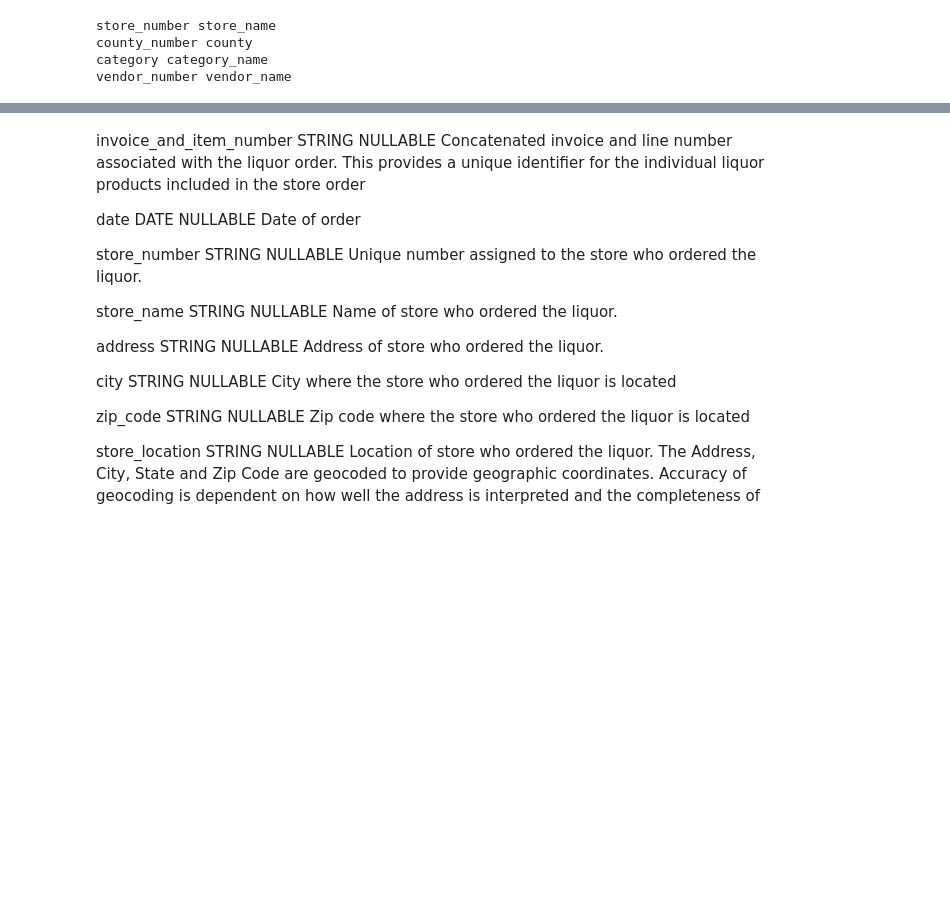
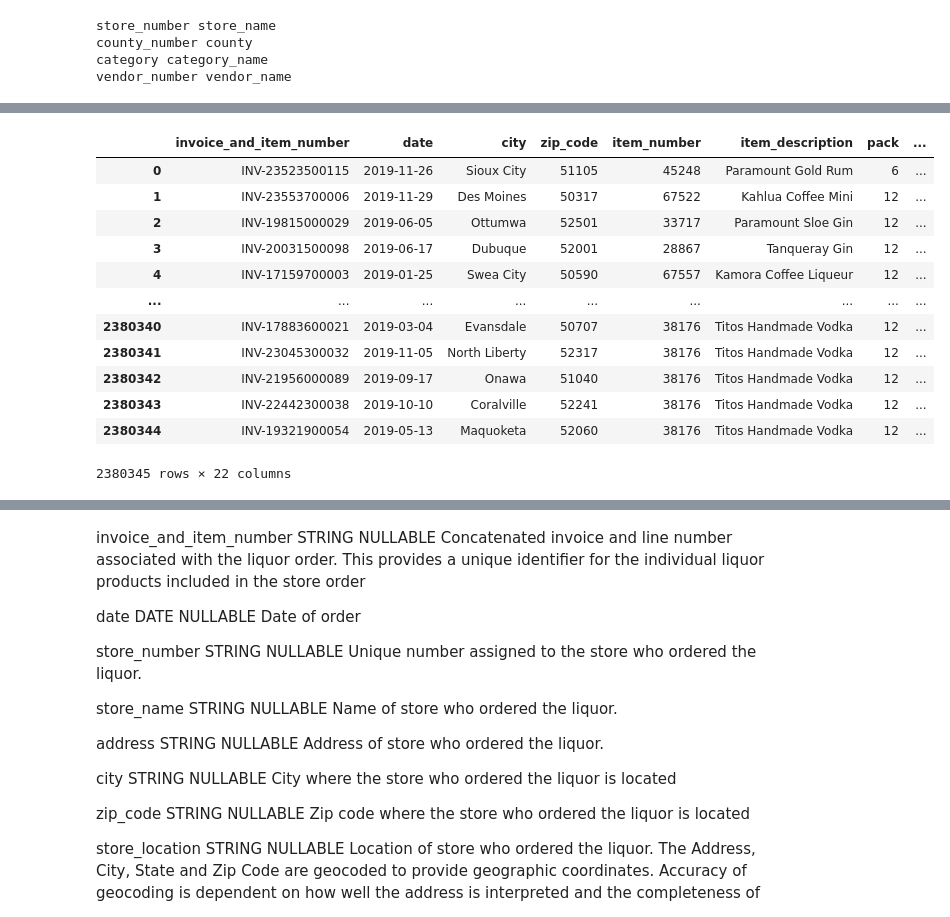
Before and after one commit to krawch1989/iowa_liquor_sales, a Jupyter notebook: main_iowa_liquor.ipynb, the cells around one changed output, grey strips where cells are left out. Saved outputs shown, nothing was run; the diff lists cells and outputs as text; code cells hidden in the pictures; blank space fills up the shorter version.

```diff
--- a/main_iowa_liquor.ipynb
+++ b/main_iowa_liquor.ipynb
@@ -133,4 +182,18 @@ df[['pack','bottle_volume_ml','state_bottle_cost','state_bottle_retail','bottles
 # %%
 del df['volume_sold_gallons']
 # %%
-df.store_name.value_counts()
+df
+# %% [output]
+|  | invoice_and_item_number | date | city | zip_code | item_number | item_description | pack | ... |
+| 0 | INV-23523500115 | 2019-11-26 | Sioux City | 51105 | 45248 | Paramount Gold Rum | 6 | ... |
+| 1 | INV-23553700006 | 2019-11-29 | Des Moines | 50317 | 67522 | Kahlua Coffee Mini | 12 | ... |
+| 2 | INV-19815000029 | 2019-06-05 | Ottumwa | 52501 | 33717 | Paramount Sloe Gin | 12 | ... |
+| 3 | INV-20031500098 | 2019-06-17 | Dubuque | 52001 | 28867 | Tanqueray Gin | 12 | ... |
+| 4 | INV-17159700003 | 2019-01-25 | Swea City | 50590 | 67557 | Kamora Coffee Liqueur | 12 | ... |
+| ... | ... | ... | ... | ... | ... | ... | ... | ... |
+| 2380340 | INV-17883600021 | 2019-03-04 | Evansdale | 50707 | 38176 | Titos Handmade Vodka | 12 | ... |
+| 2380341 | INV-23045300032 | 2019-11-05 | North Liberty | 52317 | 38176 | Titos Handmade Vodka | 12 | ... |
+| 2380342 | INV-21956000089 | 2019-09-17 | Onawa | 51040 | 38176 | Titos Handmade Vodka | 12 | ... |
+| 2380343 | INV-22442300038 | 2019-10-10 | Coralville | 52241 | 38176 | Titos Handmade Vodka | 12 | ... |
+| 2380344 | INV-19321900054 | 2019-05-13 | Maquoketa | 52060 | 38176 | Titos Handmade Vodka | 12 | ... |
+2380345 rows × 22 columns
```
Also changed, not shown: parts of 10 cells of this notebook.
